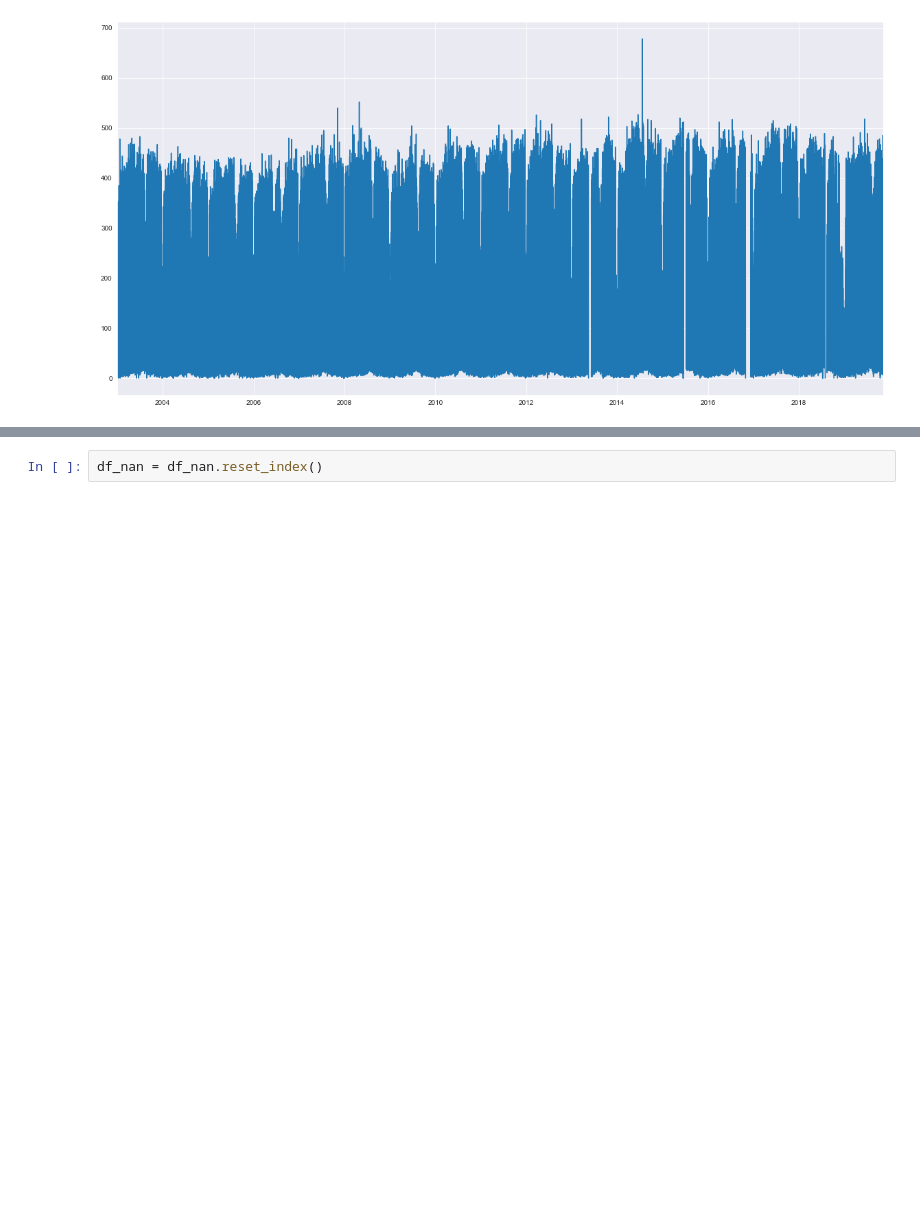
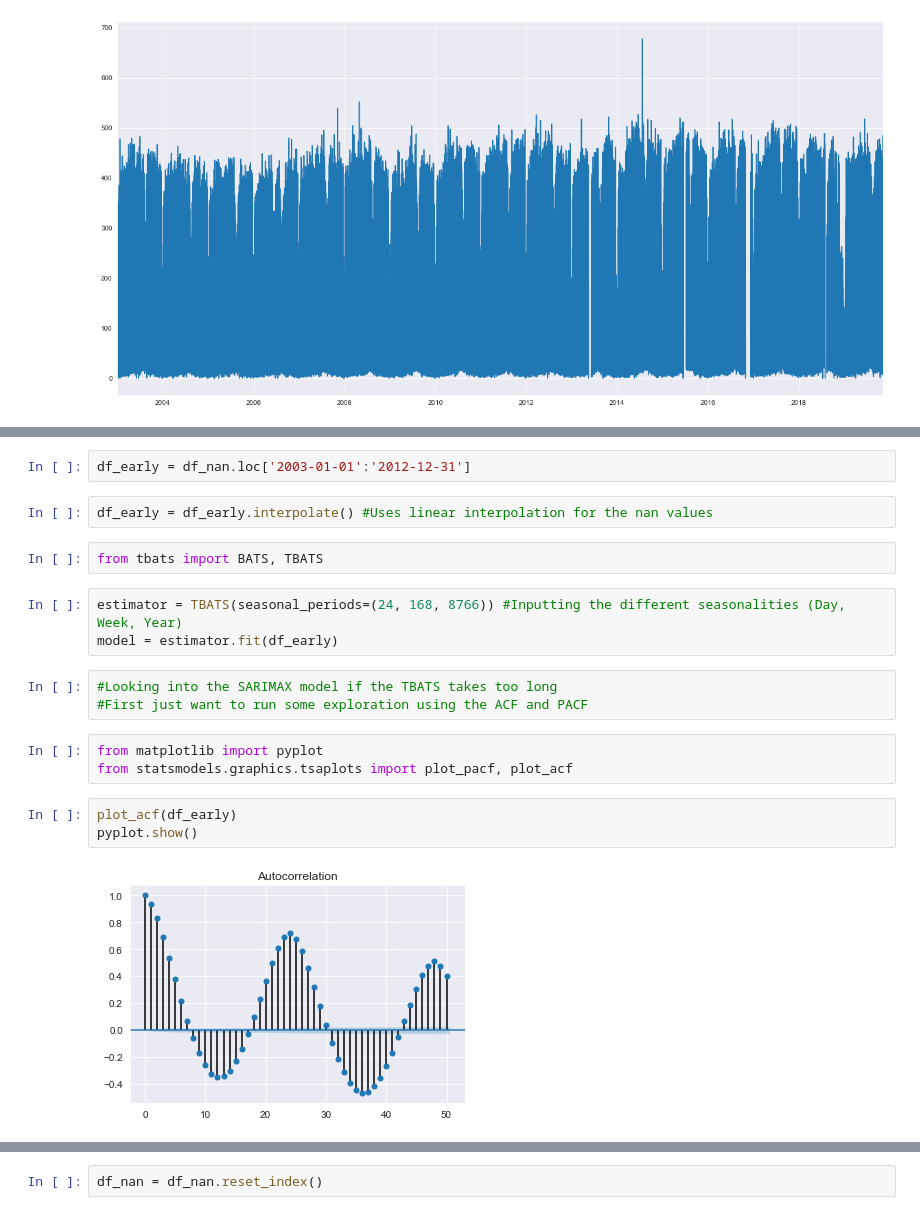
Before and after one commit to isdabelle/DigitalTwinBridges, a Jupyter notebook: Poisson Simulation.ipynb, the cells around one changed output, grey strips where cells are left out. Drawn from its saved outputs; the diff is of its cells as text; blank space fills up the shorter version.

```diff
--- a/Poisson Simulation.ipynb
+++ b/Poisson Simulation.ipynb
@@ -447,0 +577,20 @@ df_nan.plot(figsize=(20,10))
+# %%
+df_early = df_nan.loc['2003-01-01':'2012-12-31']
+# %%
+df_early = df_early.interpolate() #Uses linear interpolation for the nan values
+# %%
+from tbats import BATS, TBATS
+# %%
+estimator = TBATS(seasonal_periods=(24, 168, 8766)) #Inputting the different seasonalities (Day, Week, Year)
+model = estimator.fit(df_early)
+# %%
+#Looking into the SARIMAX model if the TBATS takes too long
+#First just want to run some exploration using the ACF and PACF
+# %%
+from matplotlib import pyplot
+from statsmodels.graphics.tsaplots import plot_pacf, plot_acf
+# %%
+plot_acf(df_early)
+pyplot.show()
+# %% [output]
+[figure, added]
```
Also changed, not shown: parts of 54 cells of this notebook, 1 other file.
